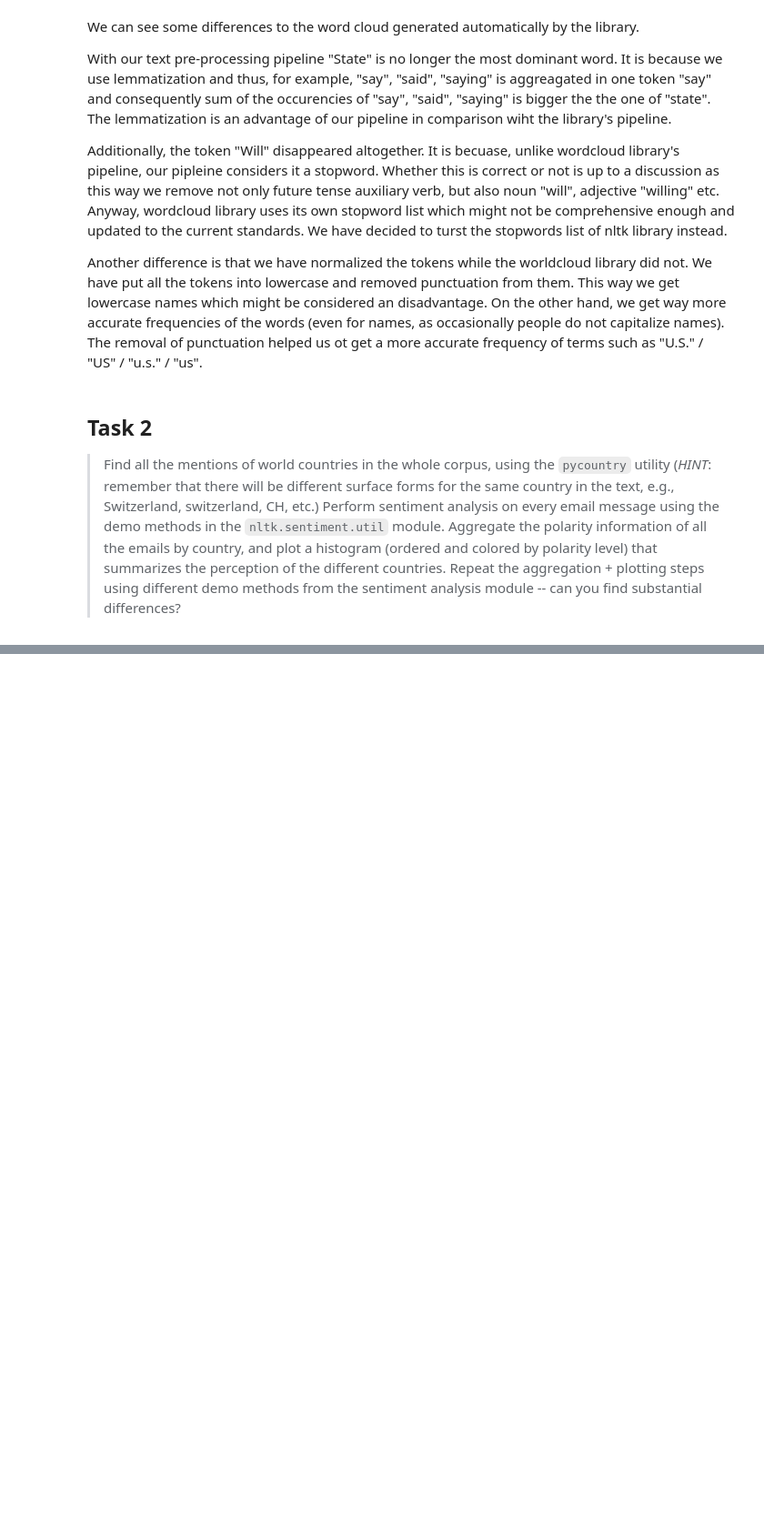
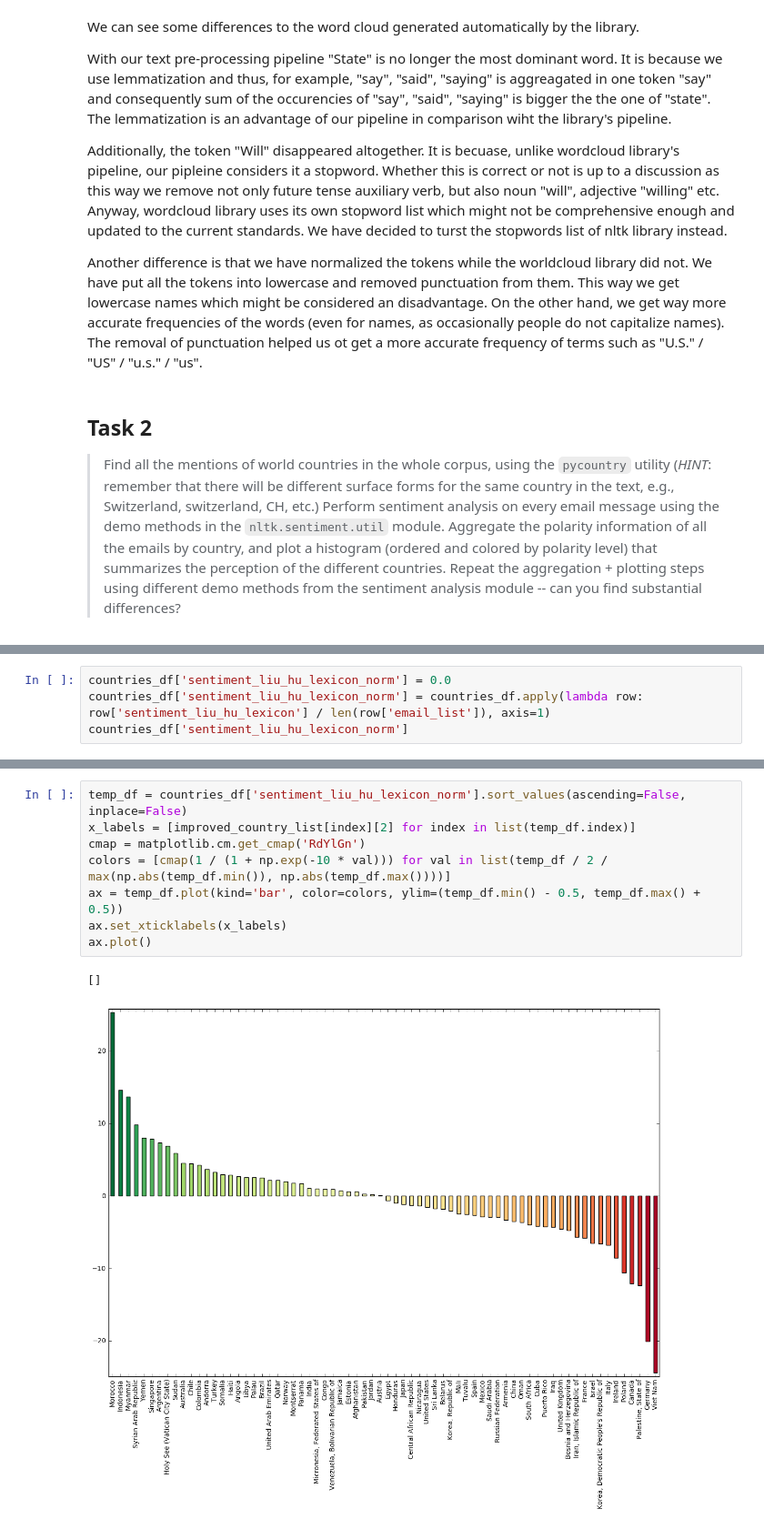
Before and after one commit to korcek-juraj/Homework, a Jupyter notebook: 05 - Taming Text/Taming Text.ipynb, the cells around one changed output, grey strips where cells are left out. Shown at 91% size. Saved outputs shown, nothing was run; the diff lists cells and outputs as text; blank space fills up the shorter version.

```diff
--- a/05 - Taming Text/Taming Text.ipynb
+++ b/05 - Taming Text/Taming Text.ipynb
@@ -299,0 +872,4 @@ methods from the sentiment analysis module -- can you find substantial differenc
+# %%
+countries_df['sentiment_liu_hu_lexicon_norm'] = 0.0
+countries_df['sentiment_liu_hu_lexicon_norm'] = countries_df.apply(lambda row: row['sentiment_liu_hu_lexicon'] / len(row['email_list']), axis=1)
+countries_df['sentiment_liu_hu_lexicon_norm']
@@ -299,0 +894,11 @@ methods from the sentiment analysis module -- can you find substantial differenc
+# %%
+temp_df = countries_df['sentiment_liu_hu_lexicon_norm'].sort_values(ascending=False, inplace=False)
+x_labels = [improved_country_list[index][2] for index in list(temp_df.index)]
+cmap = matplotlib.cm.get_cmap('RdYlGn')
+colors = [cmap(1 / (1 + np.exp(-10 * val))) for val in list(temp_df / 2 / max(np.abs(temp_df.min()), np.abs(temp_df.max())))]
+ax = temp_df.plot(kind='bar', color=colors, ylim=(temp_df.min() - 0.5, temp_df.max() + 0.5))
+ax.set_xticklabels(x_labels)
+ax.plot()
+# %% [output]
+[]
+[figure, added]
```
Also changed, not shown: parts of 20 cells of this notebook.
